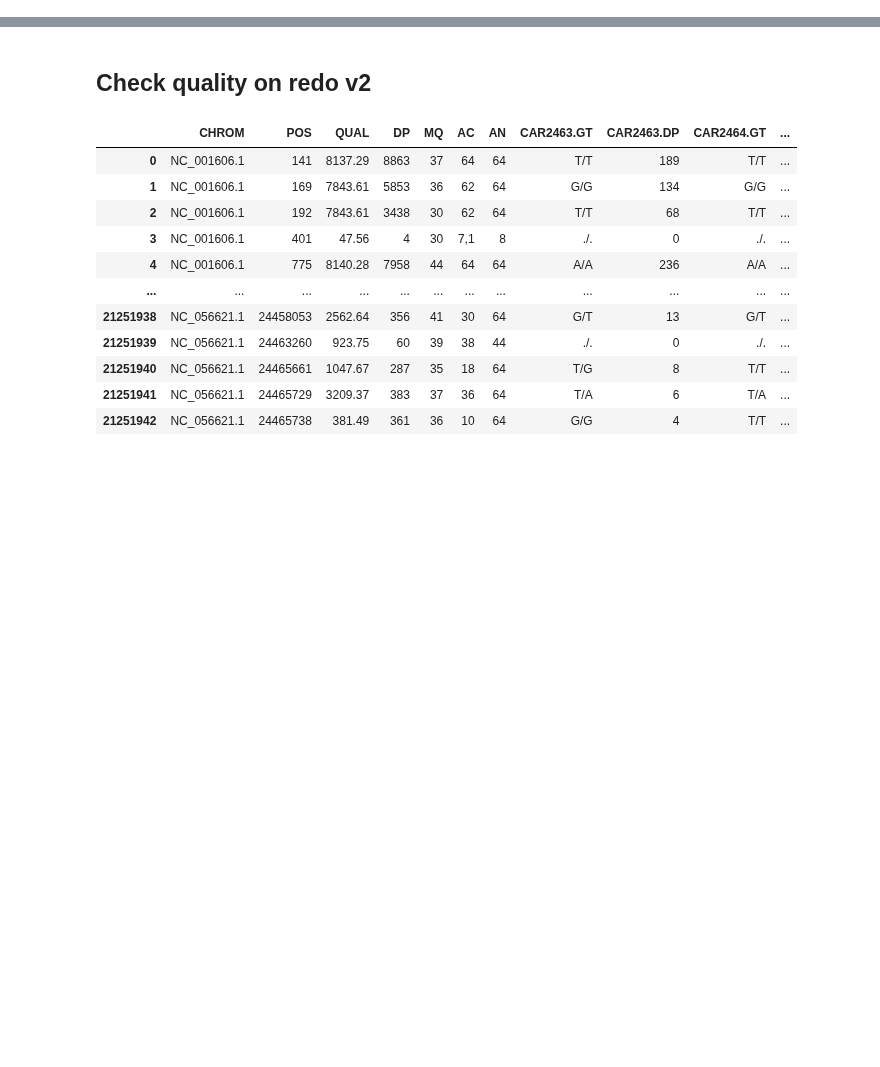
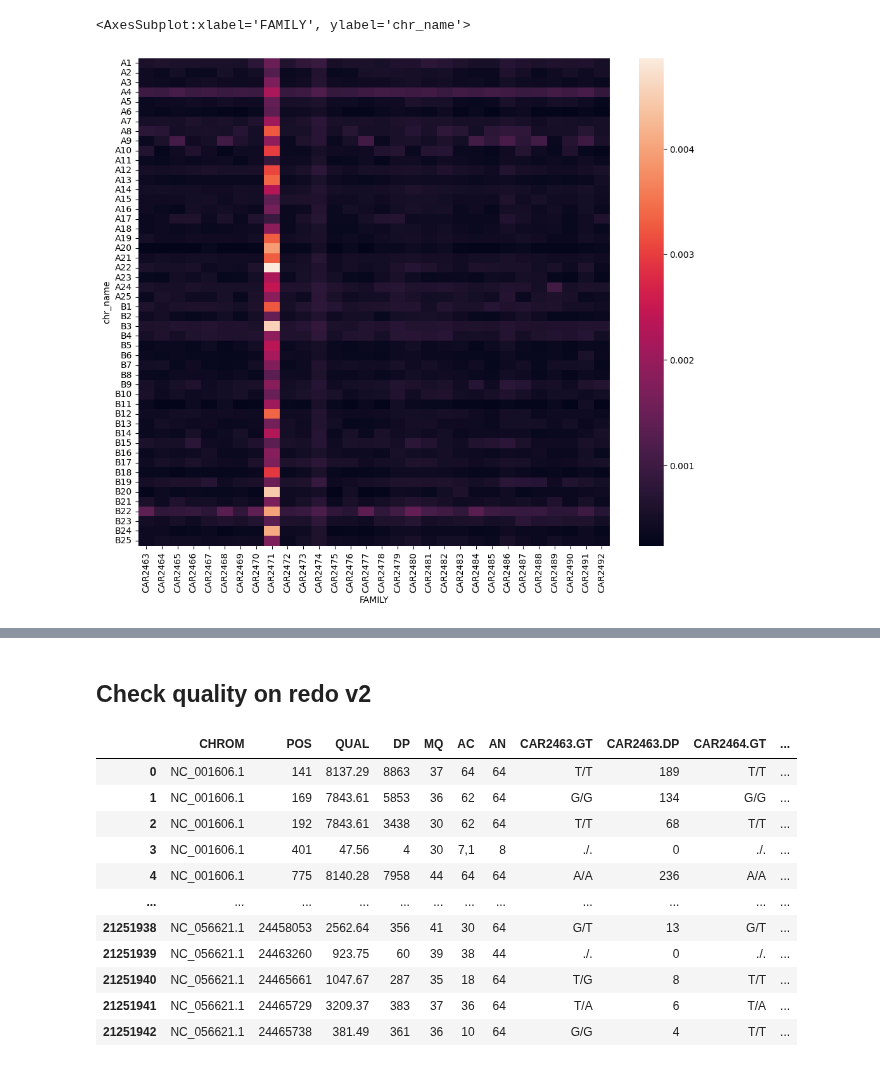
Before and after one commit to mitoclub/AquaSelection, a Jupyter notebook: intersect.ipynb, the cells around one changed output, grey strips where cells are left out. Cells and saved outputs as stored; diff of their text form; code cells hidden in the pictures; blank space fills up the shorter version.

```diff
--- a/intersect.ipynb
+++ b/intersect.ipynb
@@ -8,0 +129,5 @@ sdgsdg
+# %%
+chrom_df = pd.read_csv('./data/interim/sequence_report.tsv', sep='\t')
+chrom_acc2name = chrom_df.set_index('RefSeq seq accession')['Chromosome name'].to_dict()
+chrom_name2size = chrom_df.set_index('Chromosome name')['Seq length'].to_dict()
+chrom_df.head(2)
@@ -8,0 +138,4 @@ sdgsdg
+# %%
+mendel_errs = pd.read_csv('./data/interim/redo/out.mendel', sep='\t')
+mendel_errs['chr_name'] = mendel_errs['CHR'].map(chrom_acc2name)
+mendel_errs
@@ -8,0 +185,4 @@ sdgsdg
+# %%
+mendel_errs_counts = mendel_errs[['chr_name', 'FAMILY']].value_counts().unstack(1)
+mendel_errs_counts['chrom_size'] = mendel_errs_counts.index.map(chrom_name2size)
+mendel_errs_counts.head(2)
@@ -8,0 +195,12 @@ sdgsdg
+# %%
+for chr in mendel_errs_counts.columns[:-1]:
+    mendel_errs_counts[chr.split('_')[0]] = mendel_errs_counts[chr] / mendel_errs_counts['chrom_size']
+    del mendel_errs_counts[chr]
+
+mendel_errs_counts = mendel_errs_counts.loc[chrom_order].iloc[:, 1:]
+# %%
+plt.figure(figsize=(12, 10))
+sns.heatmap(mendel_errs_counts)
+# %% [output]
+<AxesSubplot:xlabel='FAMILY', ylabel='chr_name'>
+[figure, added]
```
Also changed, not shown: parts of 29 cells of this notebook, 5 other files.
